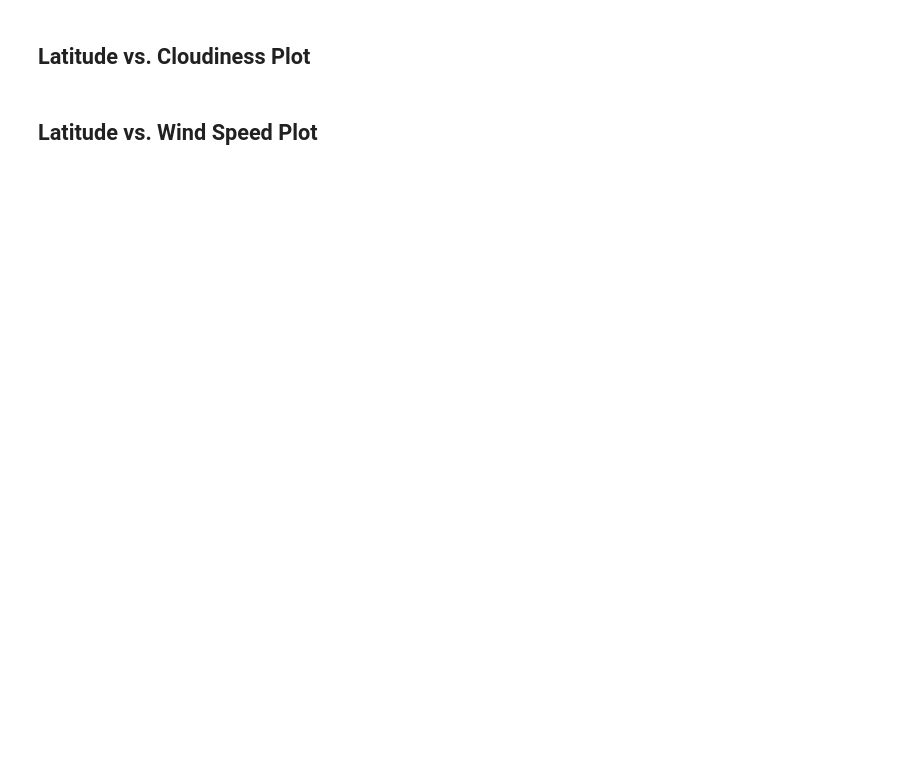
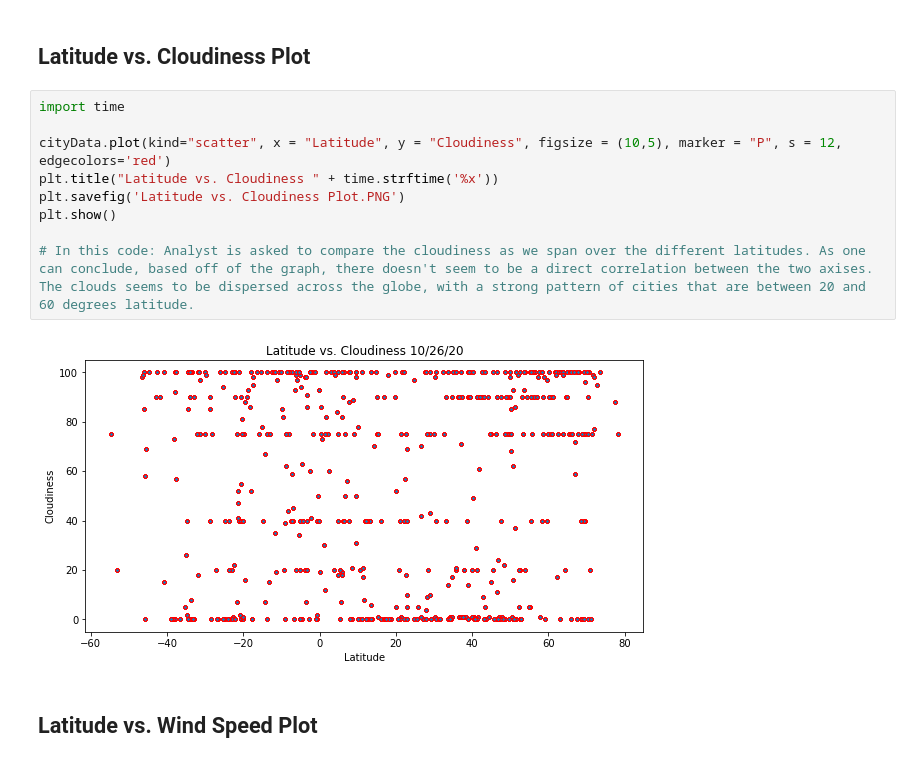
Before and after one commit to iastanehasl/Astaneh-06-API-Homework-Challenge, a Jupyter notebook: WeatherPy/WeatherPy.ipynb, the cells around one changed output. Cells and saved outputs as stored; diff of their text form; blank space fills up the shorter version.

```diff
--- a/WeatherPy/WeatherPy.ipynb
+++ b/WeatherPy/WeatherPy.ipynb
@@ -55,4 +199,15 @@ Skip this step if there are no cities that have humidity > 100%.
 # %% [markdown]
 ## Latitude vs. Cloudiness Plot
+# %%
+import time
+
+cityData.plot(kind="scatter", x = "Latitude", y = "Cloudiness", figsize = (10,5), marker = "P", s = 12, edgecolors='red')
+plt.title("Latitude vs. Cloudiness " + time.strftime('%x'))
+plt.savefig('Latitude vs. Cloudiness Plot.PNG')
+plt.show()
+
+# In this code: Analyst is asked to compare the cloudiness as we span over the different latitudes. As one can conclude, based off of the graph, there doesn't seem to be a direct correlation between the two axises. The clouds seems to be dispersed across the globe, with a strong pattern of cities that are between 20 and 60 degrees latitude.
+# %% [output]
+[figure, added]
 # %% [markdown]
 ## Latitude vs. Wind Speed Plot
```
Also changed, not shown: parts of 22 cells of this notebook, 11 other files.
